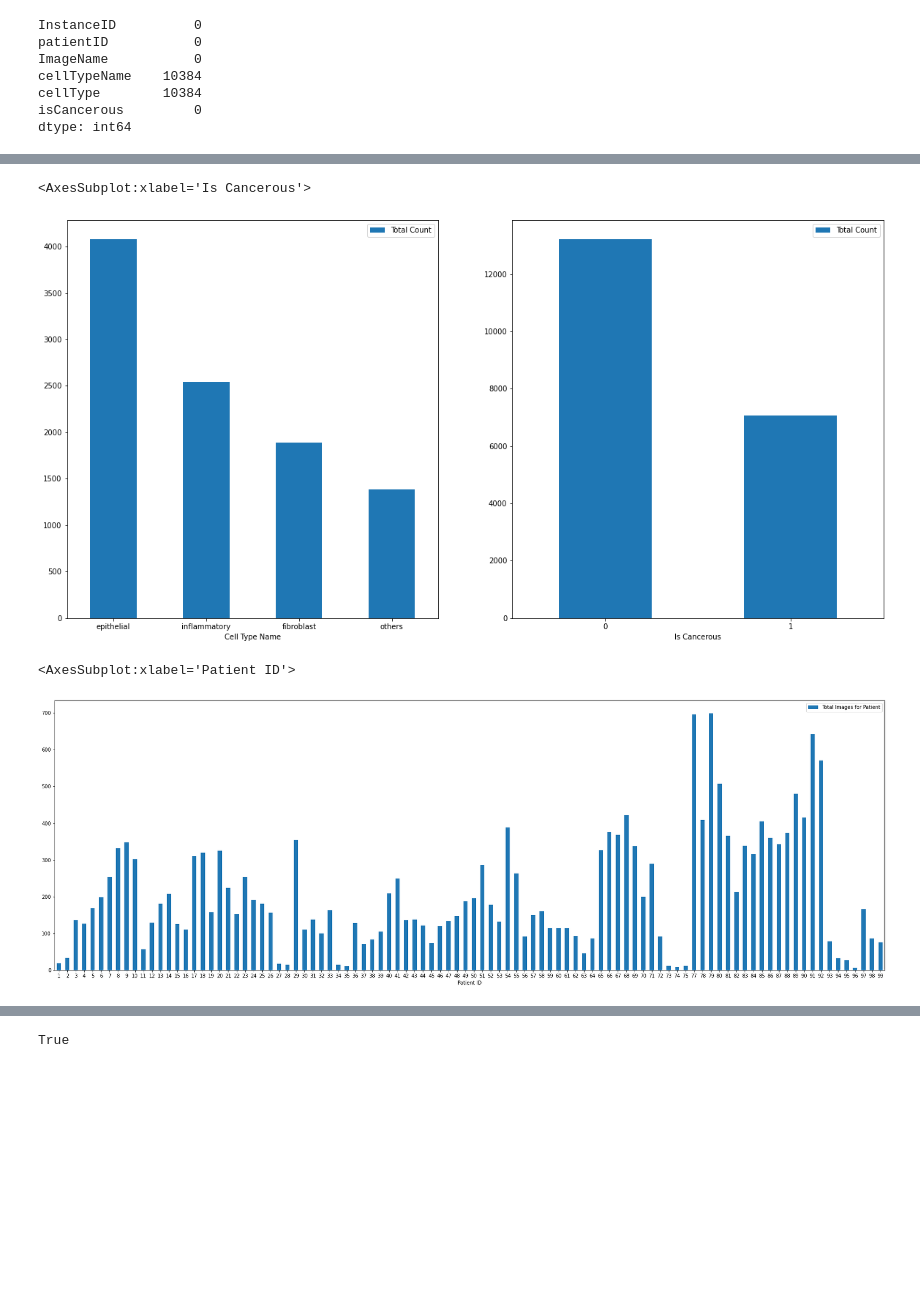
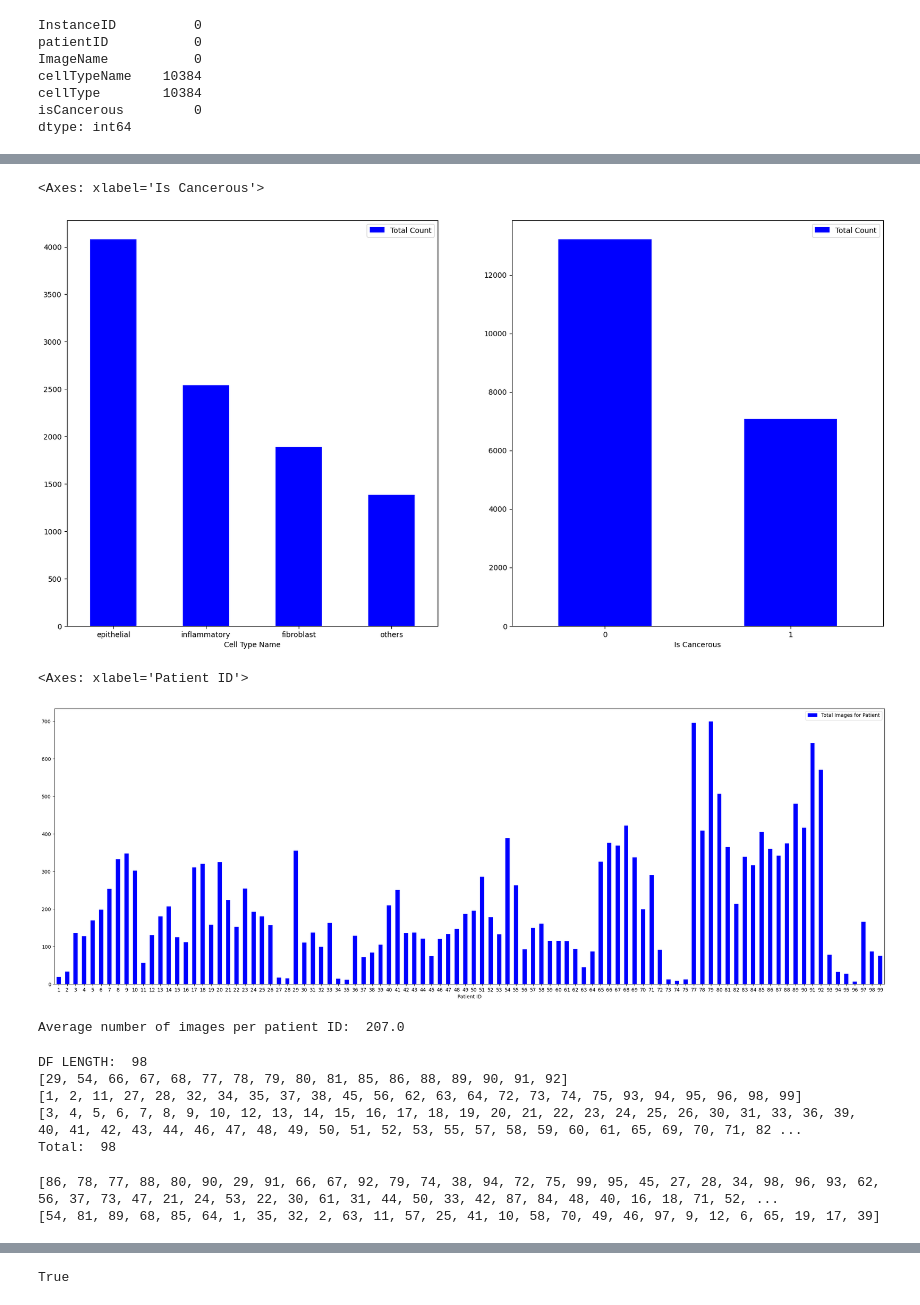
Before and after one commit to Kashyap-Chilivoju/MachineLearningA2, a Jupyter notebook: Assignment2.ipynb, the cells around one changed output, grey strips where cells are left out. Saved outputs shown, nothing was run; the diff lists cells and outputs as text; code cells hidden in the pictures; blank space fills up the shorter version.

```diff
--- a/Assignment2.ipynb
+++ b/Assignment2.ipynb
@@ -126,18 +130,49 @@ plt.show()
 # %%
 dfCellCounts = pd.DataFrame(dfMain.cellTypeName.value_counts().reset_index().values, columns=['Cell Type Name', 'Total Count'])
 dfCancerousCounts = pd.DataFrame(dfJoined.isCancerous.value_counts().reset_index().values, columns=['Is Cancerous', 'Total Count'])
 dfPatientImagesCount = pd.DataFrame(dfJoined.patientID.value_counts().reset_index().values, columns=['Patient ID', 'Total Images for Patient'])
 dfPatientImagesCount = dfPatientImagesCount.sort_values('Patient ID', ascending=True)
 
 fig, axes = plt.subplots(nrows=1, ncols=2, figsize=(20, 10))
-dfCellCounts.plot(kind='bar', x='Cell Type Name', y='Total Count', ax=axes[0], rot=0)
-dfCancerousCounts.plot(kind='bar', x='Is Cancerous', y='Total Count', ax=axes[1], rot=0)
+dfCellCounts.plot(kind='bar', x='Cell Type Name', y='Total Count', color='blue', ax=axes[0], rot=0)
+dfCancerousCounts.plot(kind='bar', x='Is Cancerous', y='Total Count', color='blue', ax=axes[1], rot=0)
 # %% [output]
-<AxesSubplot:xlabel='Is Cancerous'>
+<Axes: xlabel='Is Cancerous'>
-[figure, old version]
+[figure, new version]
 # %%
-# fig = plt.subplots(nrows=1, ncols=1, figsize=(20, 10))
-dfPatientImagesCount.plot(kind='bar', x='Patient ID', y='Total Images for Patient', figsize=(30, 10), rot=0)
+dfPatientImagesCount.plot(kind='bar', x='Patient ID', y='Total Images for Patient', color='blue', figsize=(30, 10), rot=0)
 # %% [output]
-<AxesSubplot:xlabel='Patient ID'>
+<Axes: xlabel='Patient ID'>
-[figure, old version]
+[figure, new version]
+# %%
+print("Average number of images per patient ID: ", dfPatientImagesCount['Total Images for Patient'].mean().round())
+# %% [output]
+Average number of images per patient ID:  207.0
+# %%
+moreThan350 = []
+lessThan100 = []
+theRest = []
+
+print("DF LENGTH: ", len(dfPatientImagesCount))
+
+for index, patient in dfPatientImagesCount.iterrows():
+    imageCount = patient['Total Images for Patient'].astype('int')
+    if imageCount > 350:
+        moreThan350.append(patient['Patient ID'])
+    elif imageCount < 100:
+        lessThan100.append(patient['Patient ID'])
+    else:
+        theRest.append(patient['Patient ID'])
+
+print(moreThan350)
+print(lessThan100)
+print(theRest)
+
+total = len(moreThan350) + len(lessThan100) + len(theRest)
+print("Total: ", total)
+# %% [output]
+DF LENGTH:  98
+[29, 54, 66, 67, 68, 77, 78, 79, 80, 81, 85, 86, 88, 89, 90, 91, 92]
+[1, 2, 11, 27, 28, 32, 34, 35, 37, 38, 45, 56, 62, 63, 64, 72, 73, 74, 75, 93, 94, 95, 96, 98, 99]
+[3, 4, 5, 6, 7, 8, 9, 10, 12, 13, 14, 15, 16, 17, 18, 19, 20, 21, 22, 23, 24, 25, 26, 30, 31, 33, 36, 39, 40, 41, 42, 43, 44, 46, 47, 48, 49, 50, 51, 52, 53, 55, 57, 58, 59, 60, 61, 65, 69, 70, 71, 82 ...
+Total:  98
@@ -143,0 +186,12 @@ dfPatientImagesCount.plot(kind='bar', x='Patient ID', y='Total Images for Patien
+# %%
+splits1 = customSplitter(moreThan350, 0.7)
+splits2 = customSplitter(lessThan100, 0.7)
+splits3 = customSplitter(theRest, 0.7)
+
+trainingPatientID = splits1[0] + splits2[0] + splits3[0]
+testingPatientID = splits1[1] + splits2[1] + splits3[1]
+print(trainingPatientID)
+print(testingPatientID)
+# %% [output]
+[86, 78, 77, 88, 80, 90, 29, 91, 66, 67, 92, 79, 74, 38, 94, 72, 75, 99, 95, 45, 27, 28, 34, 98, 96, 93, 62, 56, 37, 73, 47, 21, 24, 53, 22, 30, 61, 31, 44, 50, 33, 42, 87, 84, 48, 40, 16, 18, 71, 52, ...
+[54, 81, 89, 68, 85, 64, 1, 35, 32, 2, 63, 11, 57, 25, 41, 10, 58, 70, 49, 46, 97, 9, 12, 6, 65, 19, 17, 39]
```
Also changed, not shown: parts of 33 cells of this notebook.
